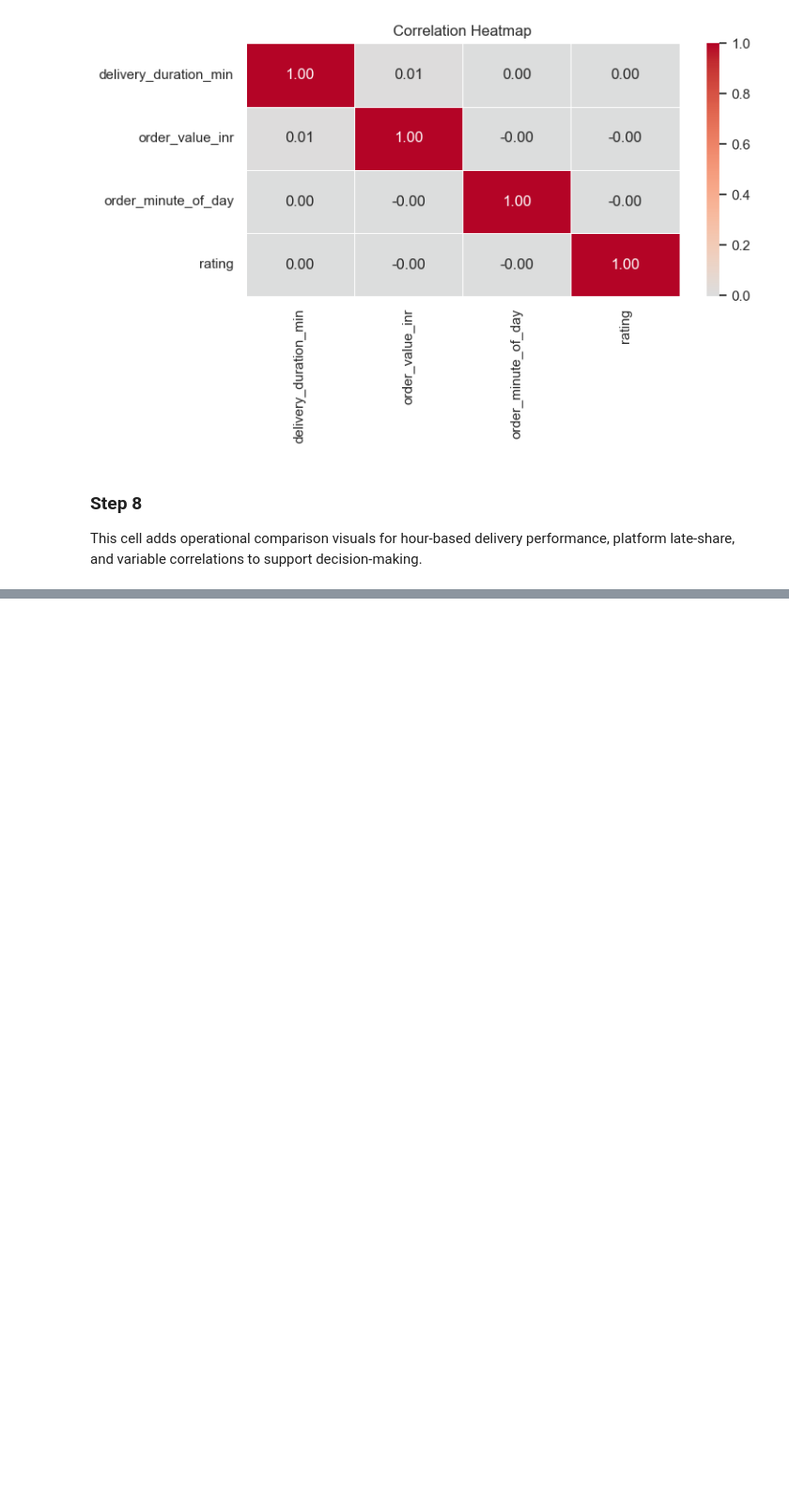
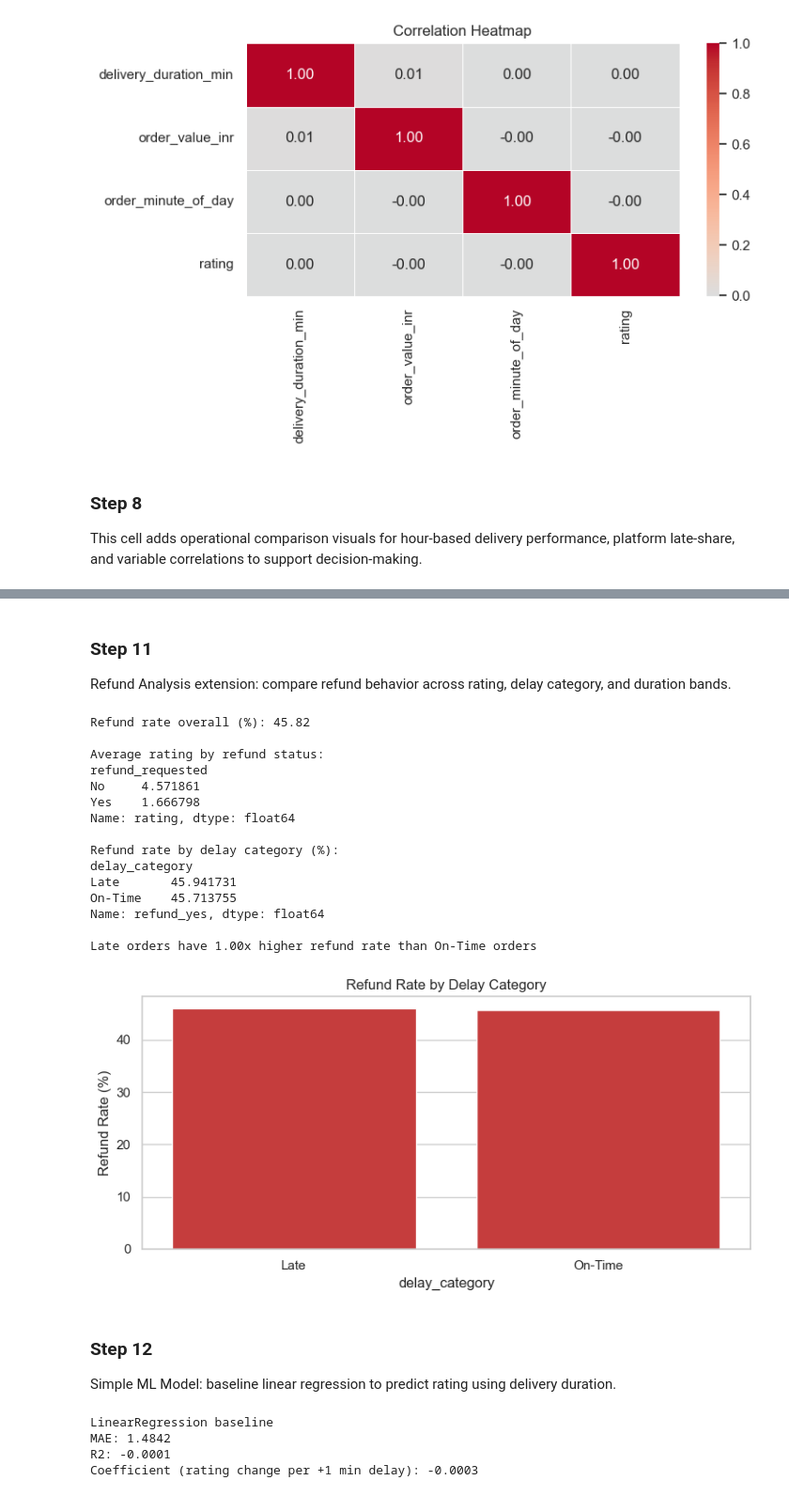
Before and after one commit to bikram73/Food_Delivery_Delay_and_Rating_Analysis, a Jupyter notebook: food_delivery_analysis.ipynb, the cells around one changed output, grey strips where cells are left out. Shown at 94% size. Drawn from its saved outputs; the diff is of its cells as text; code cells hidden in the pictures; blank space fills up the shorter version.

```diff
--- a/food_delivery_analysis.ipynb
+++ b/food_delivery_analysis.ipynb
@@ -238,0 +351,75 @@ This cell adds operational comparison visuals for hour-based delivery performanc
+# %% [markdown]
+### Step 11
+Refund Analysis extension: compare refund behavior across rating, delay category, and duration bands.
+# %%
+refund_df = cleaned.copy()
+refund_df["refund_yes"] = refund_df["refund_requested"].eq("Yes").astype(int)
+
+print("Refund rate overall (%):", round(refund_df["refund_yes"].mean() * 100, 2))
+
+refund_vs_rating = refund_df.groupby("refund_requested")["rating"].mean()
+print("\nAverage rating by refund status:")
+print(refund_vs_rating)
+
+refund_vs_delay = (
+    refund_df.groupby("delay_category")["refund_yes"]
+    .mean()
+    .mul(100)
+    .sort_values(ascending=False)
+)
+print("\nRefund rate by delay category (%):")
+print(refund_vs_delay)
+
+if "Late" in refund_vs_delay.index and "On-Time" in refund_vs_delay.index and refund_vs_delay["On-Time"] > 0:
+    print(f"\nLate orders have {refund_vs_delay['Late']/refund_vs_delay['On-Time']:.2f}x higher refund rate than On-Time orders")
+
+plt.figure(figsize=(8, 4))
+sns.barplot(x=refund_vs_delay.index, y=refund_vs_delay.values, color="#dc2626")
+plt.title("Refund Rate by Delay Category")
+plt.ylabel("Refund Rate (%)")
+plt.tight_layout()
+plt.show()
+# %% [output]
+Refund rate overall (%): 45.82
+
+Average rating by refund status:
+refund_requested
+No     4.571861
+Yes    1.666798
+Name: rating, dtype: float64
+
+Refund rate by delay category (%):
+delay_category
+Late       45.941731
+On-Time    45.713755
+Name: refund_yes, dtype: float64
+
+Late orders have 1.00x higher refund rate than On-Time orders
+[figure, added]
+# %% [markdown]
+### Step 12
+Simple ML Model: baseline linear regression to predict rating using delivery duration.
+# %%
+from sklearn.linear_model import LinearRegression
+from sklearn.model_selection import train_test_split
+from sklearn.metrics import mean_absolute_error, r2_score
+
+ml_df = cleaned[["delivery_duration_min", "rating"]].dropna()
+X = ml_df[["delivery_duration_min"]]
+y = ml_df["rating"]
+
+X_train, X_test, y_train, y_test = train_test_split(X, y, test_size=0.2, random_state=42)
+
+model = LinearRegression()
+model.fit(X_train, y_train)
+preds = model.predict(X_test)
+
+print("LinearRegression baseline")
+print("MAE:", round(mean_absolute_error(y_test, preds), 4))
+print("R2:", round(r2_score(y_test, preds), 4))
+print("Coefficient (rating change per +1 min delay):", round(float(model.coef_[0]), 4))
+# %% [output]
+LinearRegression baseline
+MAE: 1.4842
+R2: -0.0001
+Coefficient (rating change per +1 min delay): -0.0003
```
Also changed, not shown: parts of 6 cells of this notebook, 4 other files.
